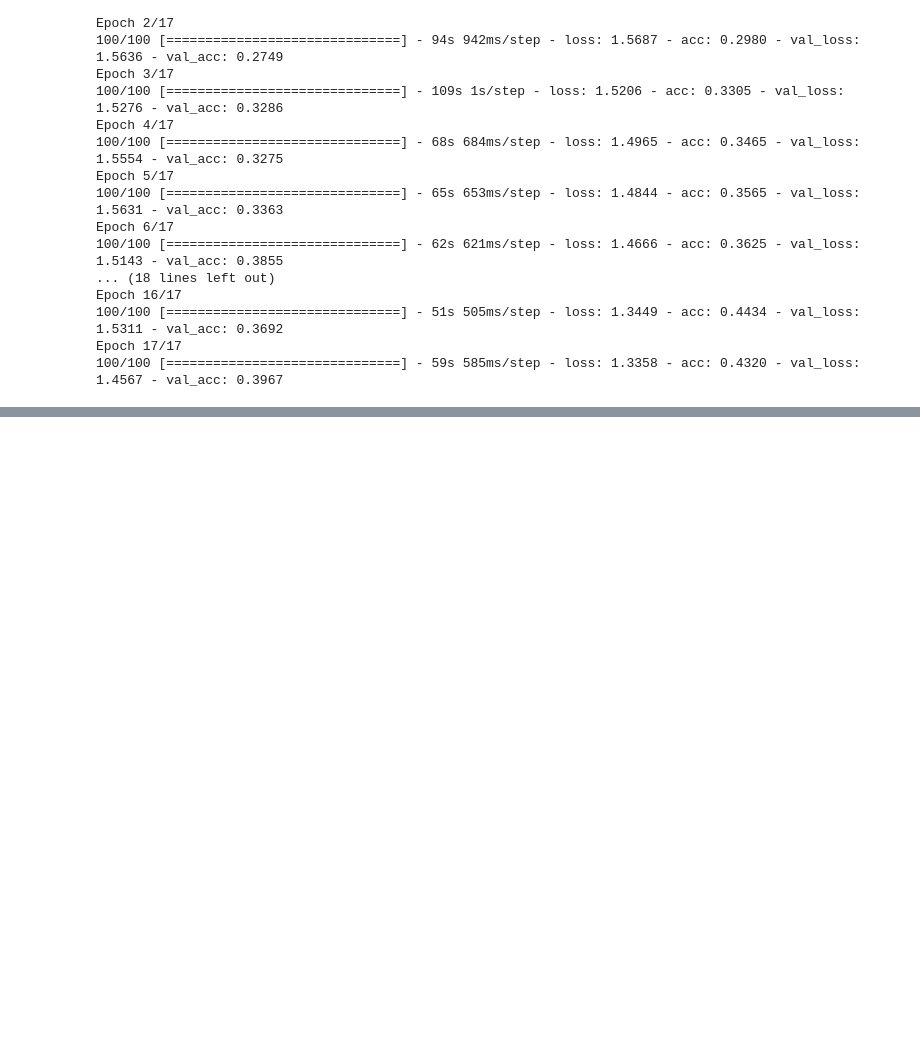
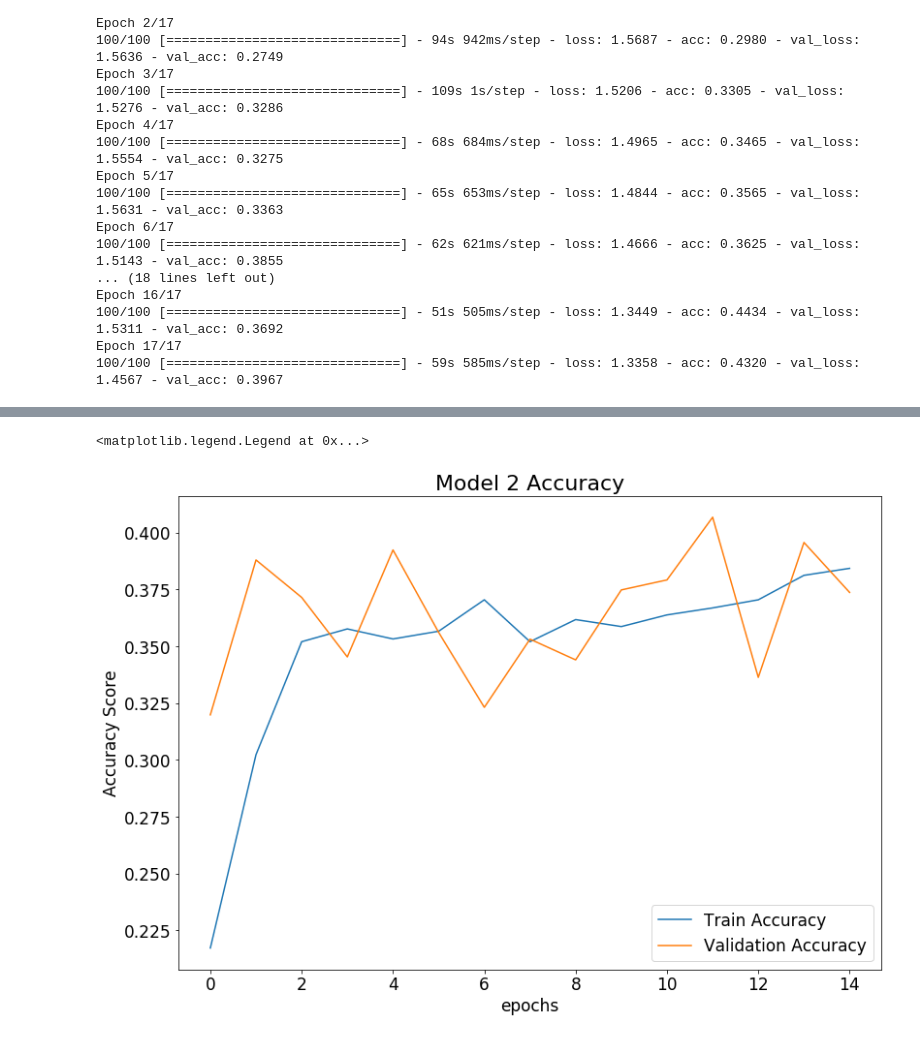
Before and after one commit to Booandlean/Fe_Final_Project, a Jupyter notebook: Notebooks/Modeling.ipynb, the cells around one changed output, grey strips where cells are left out. Drawn from its saved outputs; the diff is of its cells as text; code cells hidden in the pictures; blank space fills up the shorter version.

```diff
--- a/Notebooks/Modeling.ipynb
+++ b/Notebooks/Modeling.ipynb
@@ -39,0 +46,3 @@ val_dir = "../Data/ExModeling_val"
+# %%
+img_size = 150
+bch_size = 20
@@ -663,0 +879,13 @@ print(test_acc)
+# %%
+#slightly better vis for presentation
+fig, ax = plt.subplots(figsize=(13,9))
+ax.set_title('Model 2 Accuracy', fontsize = 22)
+ax.plot(history_e.epoch, history_e.history["acc"], label="Train Accuracy")
+ax.plot(history_e.epoch, history_e.history["val_acc"], label="Validation Accuracy")
+plt.xlabel('epochs', fontsize = 17)
+plt.ylabel('Accuracy Score', fontsize = 17)
+ax.tick_params(axis = 'both', labelsize = 17)
+ax.legend(fontsize = 17)
+# %% [output]
+<matplotlib.legend.Legend at 0x...>
+[figure, added]
```
Also changed, not shown: parts of 65 cells of this notebook, 14 other files.
